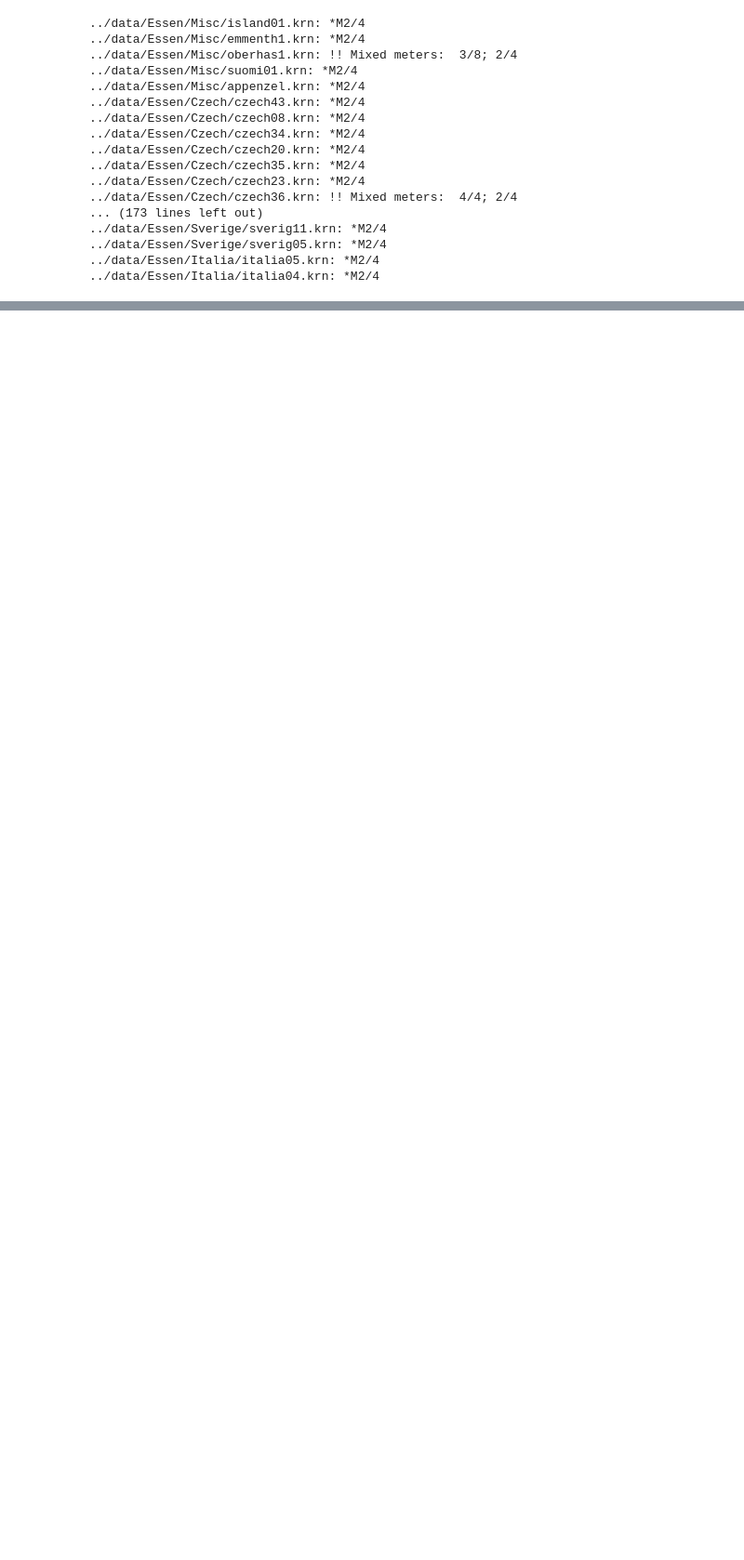
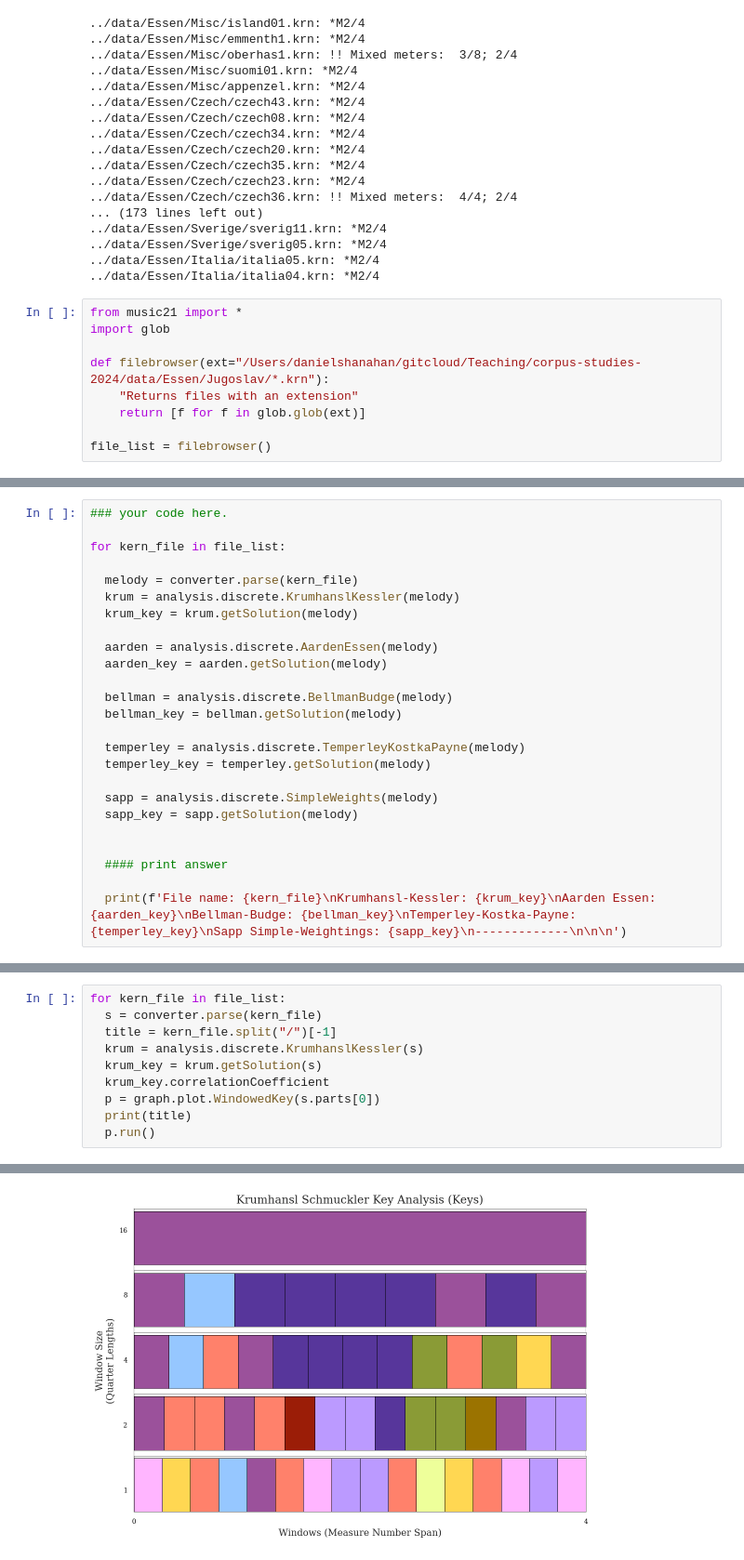
Before and after one commit to shanahdt/corpus-studies-2024, a Jupyter notebook: class_notes/scratch.ipynb, the cells around one changed output, grey strips where cells are left out. Shown at 93% size. Saved outputs shown, nothing was run; the diff lists cells and outputs as text; blank space fills up the shorter version.

```diff
--- a/class_notes/scratch.ipynb
+++ b/class_notes/scratch.ipynb
@@ -1399,3 +1418,12 @@ for file in file_list:
 ../data/Essen/Sverige/sverig05.krn: *M2/4
 ../data/Essen/Italia/italia05.krn: *M2/4
 ../data/Essen/Italia/italia04.krn: *M2/4
+# %%
+from music21 import *
+import glob
+
+def filebrowser(ext="/Users/danielshanahan/gitcloud/Teaching/corpus-studies-2024/data/Essen/Jugoslav/*.krn"):
+    "Returns files with an extension"
+    return [f for f in glob.glob(ext)]
+
+file_list = filebrowser()
@@ -1401,0 +1437,25 @@ for file in file_list:
+# %%
+### your code here.
+
+for kern_file in file_list:
+
+  melody = converter.parse(kern_file)
+  krum = analysis.discrete.KrumhanslKessler(melody)
+  krum_key = krum.getSolution(melody)
+
+  aarden = analysis.discrete.AardenEssen(melody)
+  aarden_key = aarden.getSolution(melody)
+
+  bellman = analysis.discrete.BellmanBudge(melody)
+  bellman_key = bellman.getSolution(melody)
+
+  temperley = analysis.discrete.TemperleyKostkaPayne(melody)
+  temperley_key = temperley.getSolution(melody)
+
+  sapp = analysis.discrete.SimpleWeights(melody)
+  sapp_key = sapp.getSolution(melody)
+
+
+  #### print answer
+
+  print(f'File name: {kern_file}\nKrumhansl-Kessler: {krum_key}\nAarden Essen: {aarden_key}\nBellman-Budge: {bellman_key}\nTemperley-Kostka-Payne: {temperley_key}\nSapp Simple-Weightings: {sapp_key}\n-------------\n\n\n')
@@ -1401,0 +1588,11 @@ for file in file_list:
+# %%
+for kern_file in file_list:
+  s = converter.parse(kern_file)
+  title = kern_file.split("/")[-1]
+  krum = analysis.discrete.KrumhanslKessler(s)
+  krum_key = krum.getSolution(s)
+  krum_key.correlationCoefficient
+  p = graph.plot.WindowedKey(s.parts[0])
+  print(title)
+  p.run()
+# %% [output]
@@ -1401,0 +1600 @@ for file in file_list:
+[figure, added]
```
Also changed, not shown: parts of 5 cells of this notebook, 40 other files.
